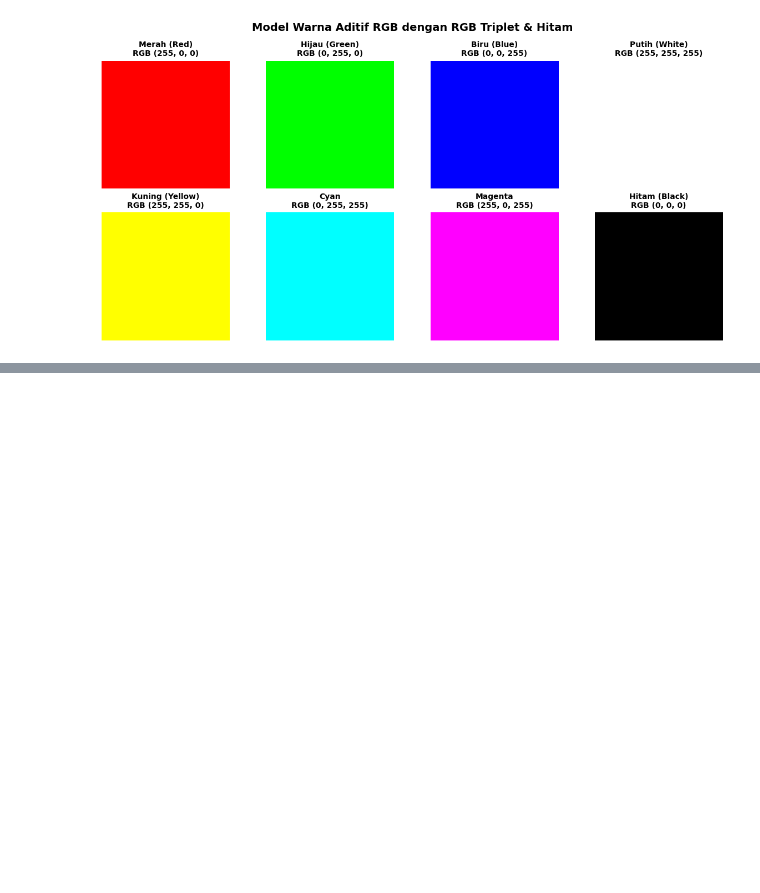
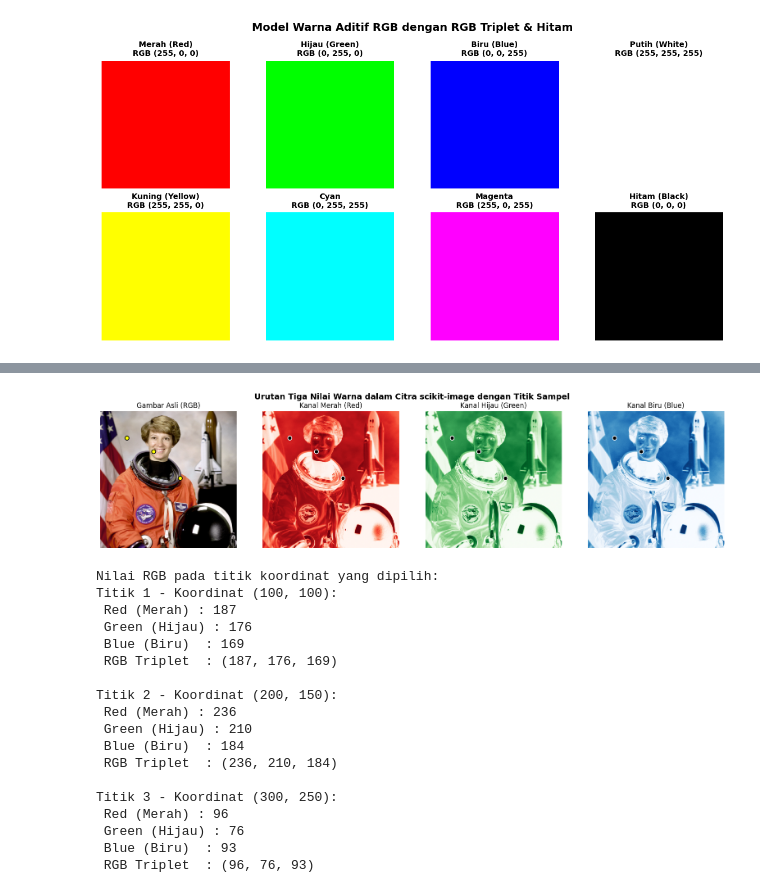
Before and after one commit to helsach/2025_pengolahan_citra_ti2b, a Jupyter notebook: Jobsheet_01.ipynb, the cells around one changed output, grey strips where cells are left out. Saved outputs shown, nothing was run; the diff lists cells and outputs as text; code cells hidden in the pictures; blank space fills up the shorter version.

```diff
--- a/Jobsheet_01.ipynb
+++ b/Jobsheet_01.ipynb
@@ -236,0 +239,80 @@ plt.show()
+# %%
+# Menjelaskan urutan tiga nilai warna dalam citra scikit-image dengan titik penanda koordinat piksel
+import matplotlib.pyplot as plt
+from skimage import data
+
+# Memuat gambar RGB dari scikit-image
+gambar_rgb = data.astronaut()  # Gambar astronaut dalam format RGB
+
+# Ekstrak tiga kanal warna (R, G, B)
+red_channel = gambar_rgb[:, :, 0]  # Kanal merah
+green_channel = gambar_rgb[:, :, 1]  # Kanal hijau
+blue_channel = gambar_rgb[:, :, 2]  # Kanal biru
+
+# Koordinat tiga titik sampel untuk menampilkan nilai piksel RGB
+titik_koordinat = [(100, 100), (200, 150), (300, 250)]
+
+# Menampilkan gambar asli dan masing-masing kanal warna
+fig, axes = plt.subplots(1, 4, figsize=(16, 4))
+
+# Tampilkan gambar asli dengan titik penanda
+axes[0].imshow(gambar_rgb)
+axes[0].set_title("Gambar Asli (RGB)")
+for x, y in titik_koordinat:
+    axes[0].scatter(x, y, color='yellow', s=50, edgecolors='black', linewidth=1.2)  # Titik dengan outline hitam
+
+# Tampilkan kanal merah dengan titik
+axes[1].imshow(red_channel, cmap="Reds")
+axes[1].set_title("Kanal Merah (Red)")
+for x, y in titik_koordinat:
+    axes[1].scatter(x, y, color='black', s=50, edgecolors='white', linewidth=1.2)
+
+# Tampilkan kanal hijau dengan titik
+axes[2].imshow(green_channel, cmap="Greens")
+axes[2].set_title("Kanal Hijau (Green)")
+for x, y in titik_koordinat:
+    axes[2].scatter(x, y, color='black', s=50, edgecolors='white', linewidth=1.2)
+
+# Tampilkan kanal biru dengan titik
+axes[3].imshow(blue_channel, cmap="Blues")
+axes[3].set_title("Kanal Biru (Blue)")
+for x, y in titik_koordinat:
+    axes[3].scatter(x, y, color='black', s=50, edgecolors='white', linewidth=1.2)
+
+# Hilangkan sumbu koordinat
+for ax in axes:
+    ax.axis("off")
+
+plt.suptitle("Urutan Tiga Nilai Warna dalam Citra scikit-image dengan Titik Sampel", fontsize=14, fontweight="bold")
+plt.tight_layout()
+plt.show()
+
+# Menampilkan contoh nilai piksel untuk titik-titik yang dipilih
+print("Nilai RGB pada titik koordinat yang dipilih:")
+for i, (x, y) in enumerate(titik_koordinat):
+    r_val, g_val, b_val = gambar_rgb[y, x, 0], gambar_rgb[y, x, 1], gambar_rgb[y, x, 2]
+    print(f"Titik {i+1} - Koordinat ({x}, {y}):")
+    print(f" Red (Merah) : {r_val}")
+    print(f" Green (Hijau) : {g_val}")
+    print(f" Blue (Biru)  : {b_val}")
+    print(f" RGB Triplet  : ({r_val}, {g_val}, {b_val})\n")
+# %% [output]
+[figure, added]
+Nilai RGB pada titik koordinat yang dipilih:
+Titik 1 - Koordinat (100, 100):
+ Red (Merah) : 187
+ Green (Hijau) : 176
+ Blue (Biru)  : 169
+ RGB Triplet  : (187, 176, 169)
+
+Titik 2 - Koordinat (200, 150):
+ Red (Merah) : 236
+ Green (Hijau) : 210
+ Blue (Biru)  : 184
+ RGB Triplet  : (236, 210, 184)
+
+Titik 3 - Koordinat (300, 250):
+ Red (Merah) : 96
+ Green (Hijau) : 76
+ Blue (Biru)  : 93
+ RGB Triplet  : (96, 76, 93)
```
Also changed, not shown: parts of 1 cell of this notebook.
